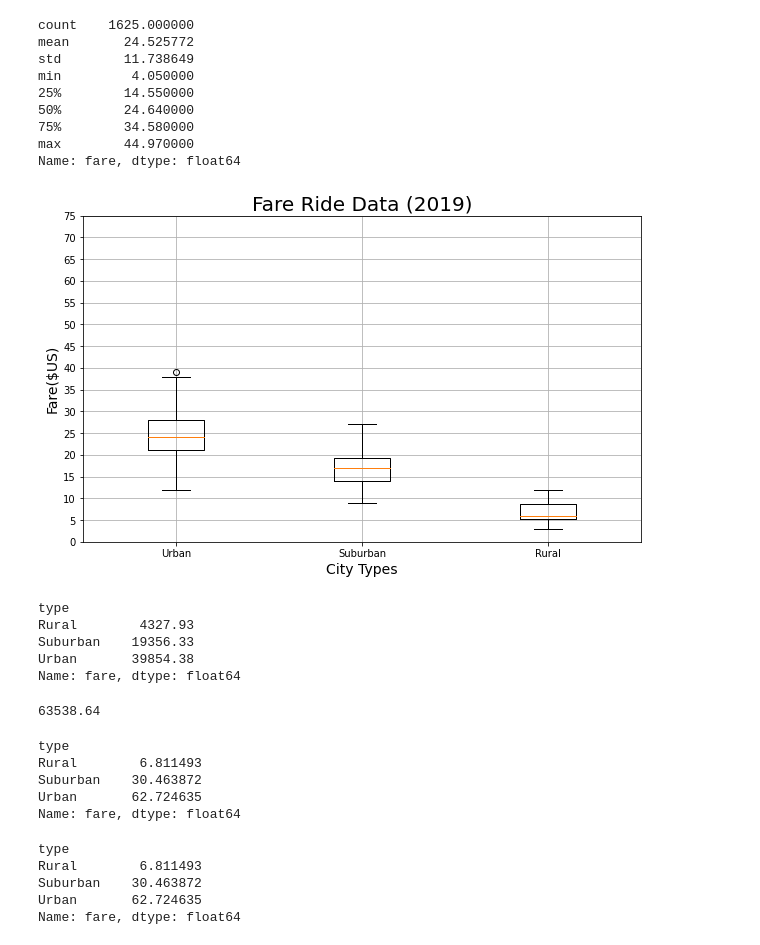
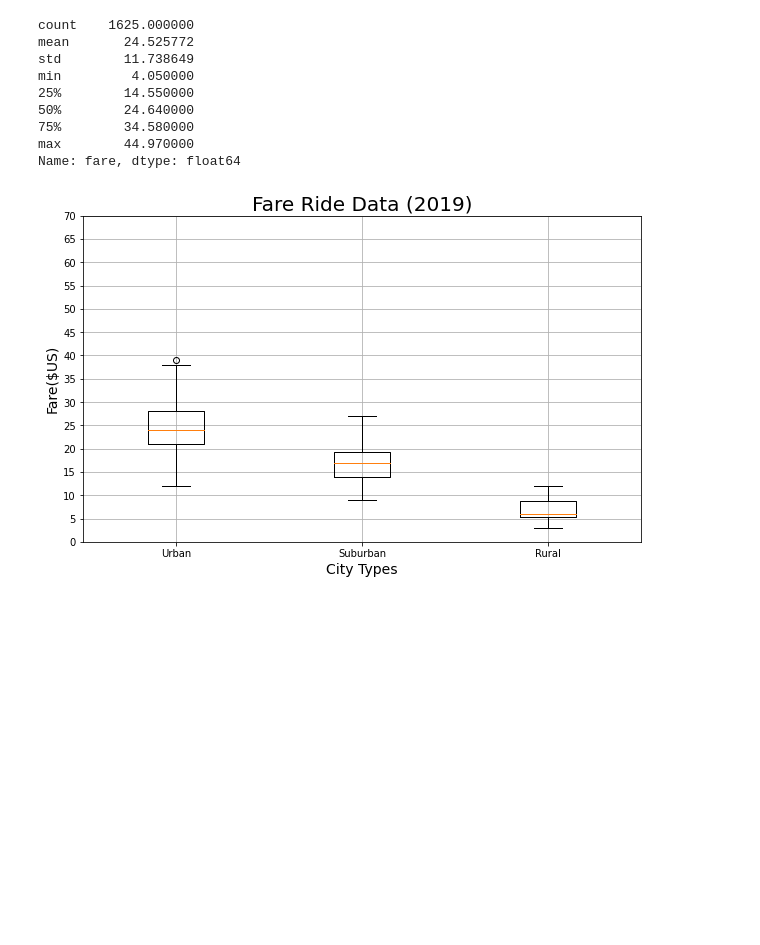
Before and after one commit to DmanDJs1/PyBer_Analysis, a Jupyter notebook: PyBer.ipynb, the cells around one changed output. Cells and saved outputs as stored; diff of their text form; code cells hidden in the pictures; blank space fills up the shorter version.

```diff
--- a/PyBer.ipynb
+++ b/PyBer.ipynb
@@ -651,50 +688,14 @@ Name: fare, dtype: float64
 # %%
 # Add all ride count box-and-whisker plots to the same graph.
 x_labels = ["Urban", "Suburban","Rural"]
-fares_count_data = [urban_fares, suburban_fares, rural_fares]
+fare_count_data = [urban_fares, suburban_fares, rural_fares]
 fig, ax = plt.subplots(figsize=(10, 6))
 ax.set_title('Fare Ride Data (2019)',fontsize=20)
 ax.set_ylabel('Fare($US)',fontsize=14)
 ax.set_xlabel("City Types",fontsize=14)
 ax.boxplot(ride_count_data, labels=x_labels)
-ax.set_yticks(np.arange(0, 80, step=5.0))
+ax.set_yticks(np.arange(0, 75, step=5.0))
 ax.grid()
 plt.show()
 # %% [output]
-[figure, old version]
+[figure, new version]
-# %%
-# Get the sum of the fares for each city type.
-sum_fares_by_type = pyber_data_df.groupby(["type"]).sum()["fare"]
-sum_fares_by_type
-# %% [output]
-type
-Rural        4327.93
-Suburban    19356.33
-Urban       39854.38
-Name: fare, dtype: float64
-# %%
-# Get the sum of all the fares.
-total_fares = pyber_data_df["fare"].sum()
-total_fares
-# %% [output]
-63538.64
-# %%
-# Calculate the percentage of fare for each city type.
-type_percents = 100 * sum_fares_by_type / total_fares
-type_percents
-# %% [output]
-type
-Rural        6.811493
-Suburban    30.463872
-Urban       62.724635
-Name: fare, dtype: float64
-# %%
-# Calculate the percentage of fare for each city type (One Line Code).
-type_percents = 100 * pyber_data_df.groupby(["type"]).sum()["fare"] / pyber_data_df["fare"].sum()
-type_percents
-# %% [output]
-type
-Rural        6.811493
-Suburban    30.463872
-Urban       62.724635
-Name: fare, dtype: float64
```
Also changed, not shown: parts of 29 cells of this notebook, 3 other files.
